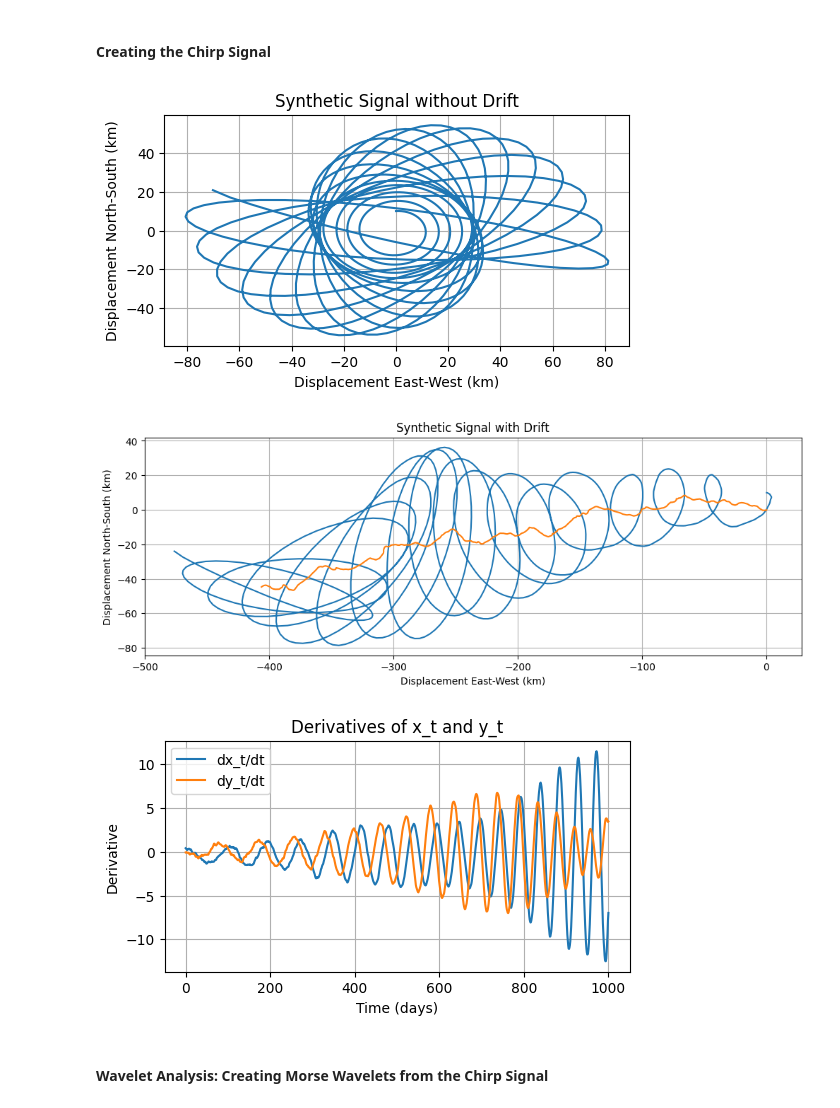
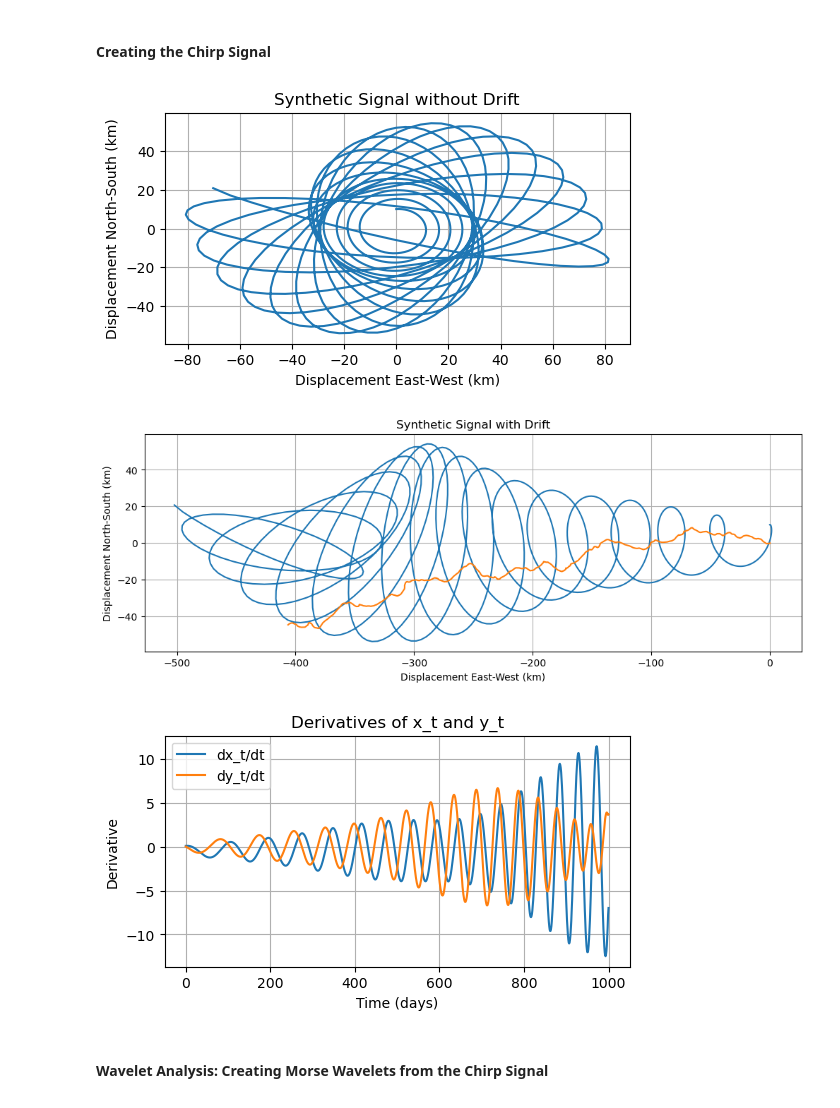
Before and after one commit to Cloud-Drift/clouddrift, a Jupyter notebook: get_started_ridge_analysis.ipynb, the cells around one changed output. Saved outputs shown, nothing was run; the diff lists cells and outputs as text; code cells hidden in the pictures.

```diff
--- a/get_started_ridge_analysis.ipynb
+++ b/get_started_ridge_analysis.ipynb
@@ -118,44 +177,44 @@ matern_noise_imaginary = matern_data[:, 2]
 
 
 # Add real component of matern noise to x_t_drifted
-x_t_drifted_wNoise = x_t_drifted + matern_noise_real
+x_t_drifted_wNoise = x_t_drifted #+ matern_noise_real
 
 # Add imaginary component of matern noise to y_t_drifted
-y_t_drifted_wNoise = y_t_drifted + matern_noise_imaginary
+y_t_drifted_wNoise = y_t_drifted #+ matern_noise_imaginary
 
 # Plot the synthetic signal without drift
 plt.figure(figsize=(6, 3))
 plt.plot(x_t, y_t, label="Synthetic Signal")
 plt.xlabel("Displacement East-West (km)")
 plt.ylabel("Displacement North-South (km)")
 plt.title("Synthetic Signal without Drift")
 plt.grid(True)
 plt.show()
 
 # Plot the synthetic signal with the real component as the x-axis and the imaginary component as the y-axis
 plt.figure(figsize=(12, 4))
 plt.plot(x_t_drifted_wNoise, y_t_drifted_wNoise, label="Synthetic Signal")
 plt.plot(westward_drift + matern_noise_real, matern_noise_imaginary, label="Just Noise & Drift")
 plt.xlabel("Displacement East-West (km)")
 plt.ylabel("Displacement North-South (km)")
 plt.title("Synthetic Signal with Drift")
 plt.grid(True)
 plt.show()
 
 # Plot the derivatives of x_t and y_t
 plt.figure(figsize=(6, 3))
 plt.plot(t, np.gradient(x_t_drifted_wNoise, t[1] - t[0]), label="dx_t/dt")
 plt.plot(t, np.gradient(y_t_drifted_wNoise, t[1] - t[0]), label="dy_t/dt")
 plt.xlabel("Time (days)")
 plt.ylabel("Derivative")
 plt.title("Derivatives of x_t and y_t")
 plt.legend()
 plt.grid(True)
 plt.show()
 # %% [output]
-[figure, old version]
+[figure, new version]
-[figure, old version]
+[figure, new version]
-[figure, old version]
+[figure, new version]
 # %% [markdown]
 #### Wavelet Analysis: Creating Morse Wavelets from the Chirp Signal
 # %%
```
Also changed, not shown: parts of 8 cells of this notebook.
